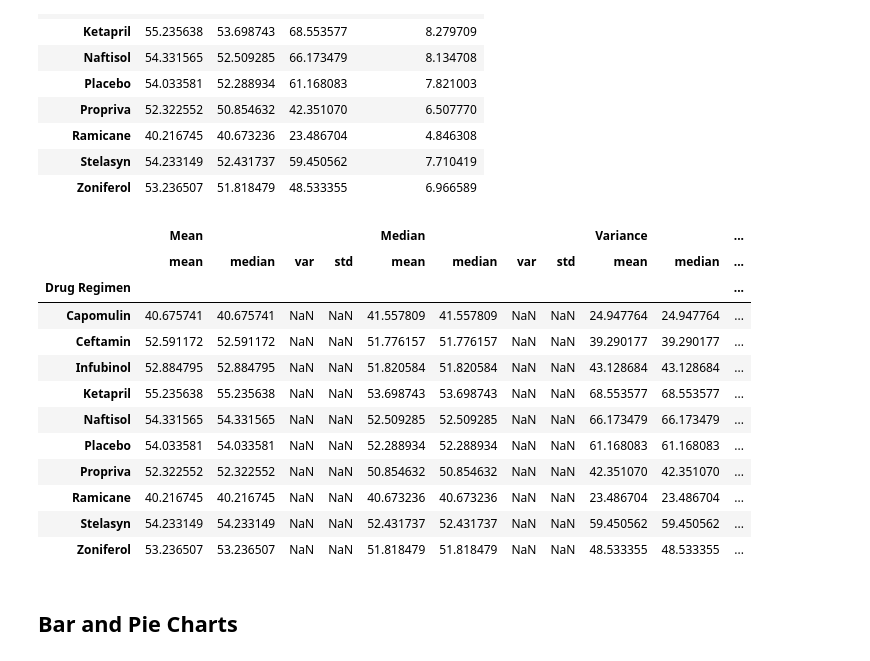
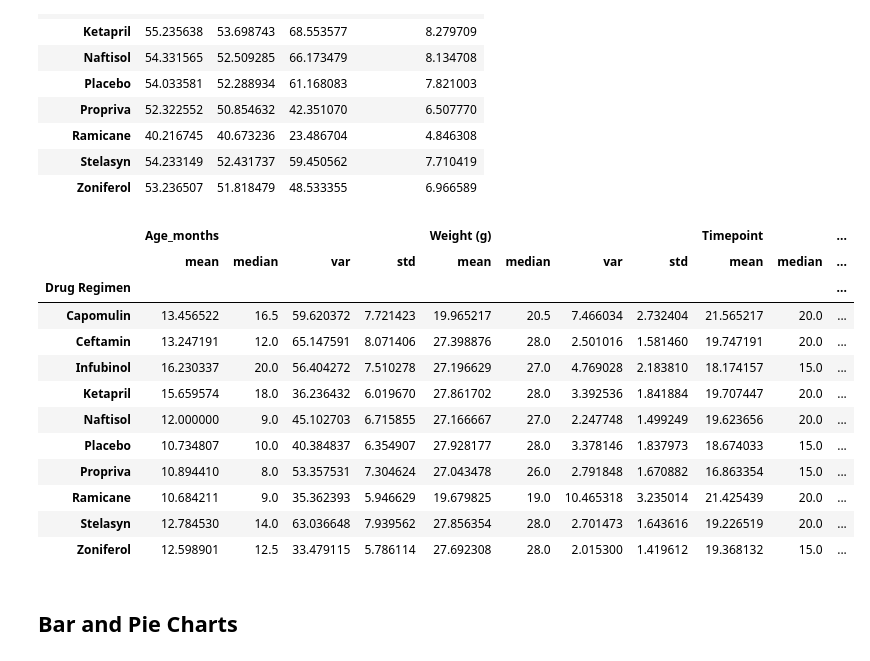
Before and after one commit to kaylajgranados/Pharmaceutical-Treatment-Testing, a Jupyter notebook: pymaceuticals.ipynb, the cells around one changed output. Cells and saved outputs as stored; diff of their text form; code cells hidden in the pictures.

```diff
--- a/pymaceuticals.ipynb
+++ b/pymaceuticals.ipynb
@@ -57,0 +77,7 @@ mouse_study_complete
+# %%
+# Create a clean DataFrame by dropping the duplicate mouse by its ID.
+# duplicates_dropped = mouse_study_complete.drop_duplicates(subset = "Mouse ID", keep='first')
+# duplicates_dropped
+
+duplicates_dropped_df = mouse_study_complete[mouse_study_complete['Mouse ID'].isin(dup_mice_df)==False]
+duplicates_dropped_df
@@ -121,27 +157,24 @@ complete_volume_df
 | Stelasyn | 54.233149 | 52.431737 | 59.450562 | 7.710419 |
 | Zoniferol | 53.236507 | 51.818479 | 48.533355 | 6.966589 |
 # %%
-# Unsure what I'm trying to accomplish here but the outcome looks incorrect. Consider deleting.
+# Generate a summary statistics table of mean, median, variance, standard deviation, and of the tumor volume for each regimen sing the aggregation method, produce the same summary statistics in a single line
+duplicates_dropped_df.groupby(["Drug Regimen"]).agg(["mean", "median", "var","std"])
 
-#This does not look correct.. Not sure why variance and standard deviation isn't working.
-
-# Generate a summary statistics table of mean, median, variance, standard deviation, and of the tumor volume for each regimen
-# Using the aggregation method, produce the same summary statistics in a single line
-complete_volume_df.groupby(["Drug Regimen"]).agg(["mean", "median", "var","std"])
+#how to remove the printed line?
 # %% [output]
-|  | Mean |  |  |  | Median |  |  |  | Variance |  | ... |
+|  | Age_months |  |  |  | Weight (g) |  |  |  | Timepoint |  | ... |
 |  | mean | median | var | std | mean | median | var | std | mean | median | ... |
 | Drug Regimen |  |  |  |  |  |  |  |  |  |  | ... |
-| Capomulin | 40.675741 | 40.675741 | NaN | NaN | 41.557809 | 41.557809 | NaN | NaN | 24.947764 | 24.947764 | ... |
-| Ceftamin | 52.591172 | 52.591172 | NaN | NaN | 51.776157 | 51.776157 | NaN | NaN | 39.290177 | 39.290177 | ... |
-| Infubinol | 52.884795 | 52.884795 | NaN | NaN | 51.820584 | 51.820584 | NaN | NaN | 43.128684 | 43.128684 | ... |
-| Ketapril | 55.235638 | 55.235638 | NaN | NaN | 53.698743 | 53.698743 | NaN | NaN | 68.553577 | 68.553577 | ... |
-| Naftisol | 54.331565 | 54.331565 | NaN | NaN | 52.509285 | 52.509285 | NaN | NaN | 66.173479 | 66.173479 | ... |
-| Placebo | 54.033581 | 54.033581 | NaN | NaN | 52.288934 | 52.288934 | NaN | NaN | 61.168083 | 61.168083 | ... |
-| Propriva | 52.322552 | 52.322552 | NaN | NaN | 50.854632 | 50.854632 | NaN | NaN | 42.351070 | 42.351070 | ... |
-| Ramicane | 40.216745 | 40.216745 | NaN | NaN | 40.673236 | 40.673236 | NaN | NaN | 23.486704 | 23.486704 | ... |
-| Stelasyn | 54.233149 | 54.233149 | NaN | NaN | 52.431737 | 52.431737 | NaN | NaN | 59.450562 | 59.450562 | ... |
-| Zoniferol | 53.236507 | 53.236507 | NaN | NaN | 51.818479 | 51.818479 | NaN | NaN | 48.533355 | 48.533355 | ... |
+| Capomulin | 13.456522 | 16.5 | 59.620372 | 7.721423 | 19.965217 | 20.5 | 7.466034 | 2.732404 | 21.565217 | 20.0 | ... |
+| Ceftamin | 13.247191 | 12.0 | 65.147591 | 8.071406 | 27.398876 | 28.0 | 2.501016 | 1.581460 | 19.747191 | 20.0 | ... |
+| Infubinol | 16.230337 | 20.0 | 56.404272 | 7.510278 | 27.196629 | 27.0 | 4.769028 | 2.183810 | 18.174157 | 15.0 | ... |
+| Ketapril | 15.659574 | 18.0 | 36.236432 | 6.019670 | 27.861702 | 28.0 | 3.392536 | 1.841884 | 19.707447 | 20.0 | ... |
+| Naftisol | 12.000000 | 9.0 | 45.102703 | 6.715855 | 27.166667 | 27.0 | 2.247748 | 1.499249 | 19.623656 | 20.0 | ... |
+| Placebo | 10.734807 | 10.0 | 40.384837 | 6.354907 | 27.928177 | 28.0 | 3.378146 | 1.837973 | 18.674033 | 15.0 | ... |
+| Propriva | 10.894410 | 8.0 | 53.357531 | 7.304624 | 27.043478 | 26.0 | 2.791848 | 1.670882 | 16.863354 | 15.0 | ... |
+| Ramicane | 10.684211 | 9.0 | 35.362393 | 5.946629 | 19.679825 | 19.0 | 10.465318 | 3.235014 | 21.425439 | 20.0 | ... |
+| Stelasyn | 12.784530 | 14.0 | 63.036648 | 7.939562 | 27.856354 | 28.0 | 2.701473 | 1.643616 | 19.226519 | 20.0 | ... |
+| Zoniferol | 12.598901 | 12.5 | 33.479115 | 5.786114 | 27.692308 | 28.0 | 2.015300 | 1.419612 | 19.368132 | 15.0 | ... |
 # %% [markdown]
 ## Bar and Pie Charts
 # %%
```
Also changed, not shown: parts of 19 cells of this notebook, 1 other file.
